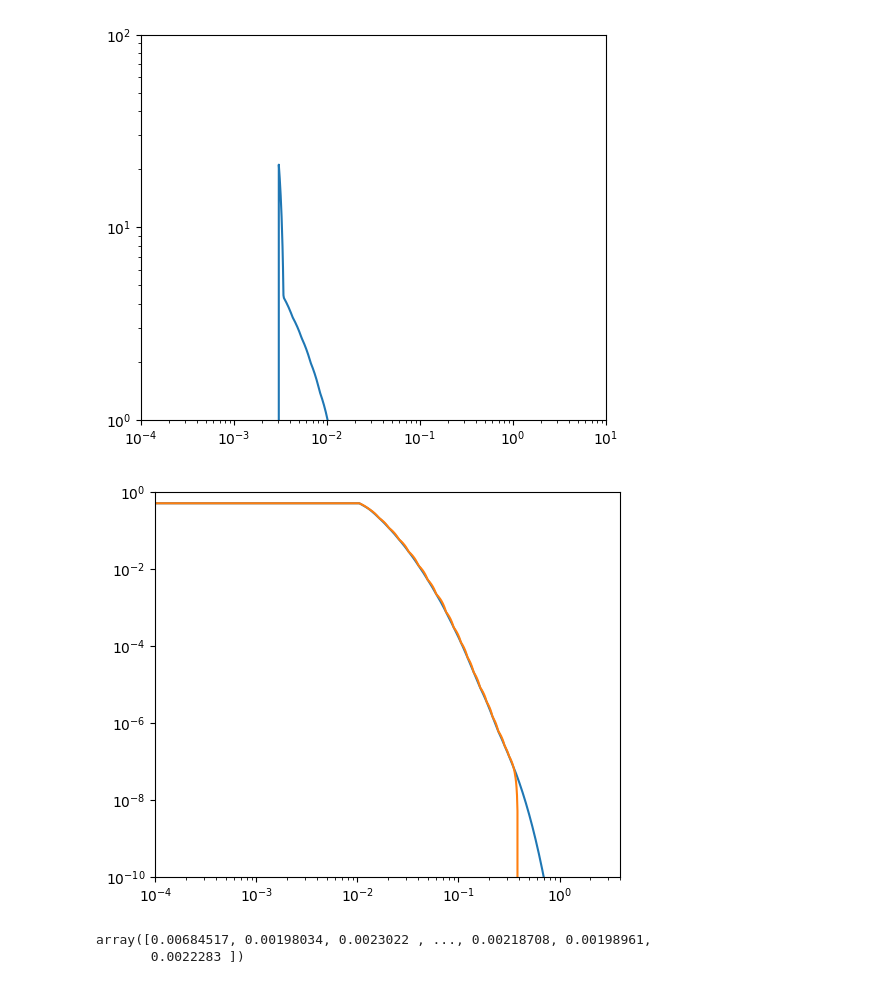
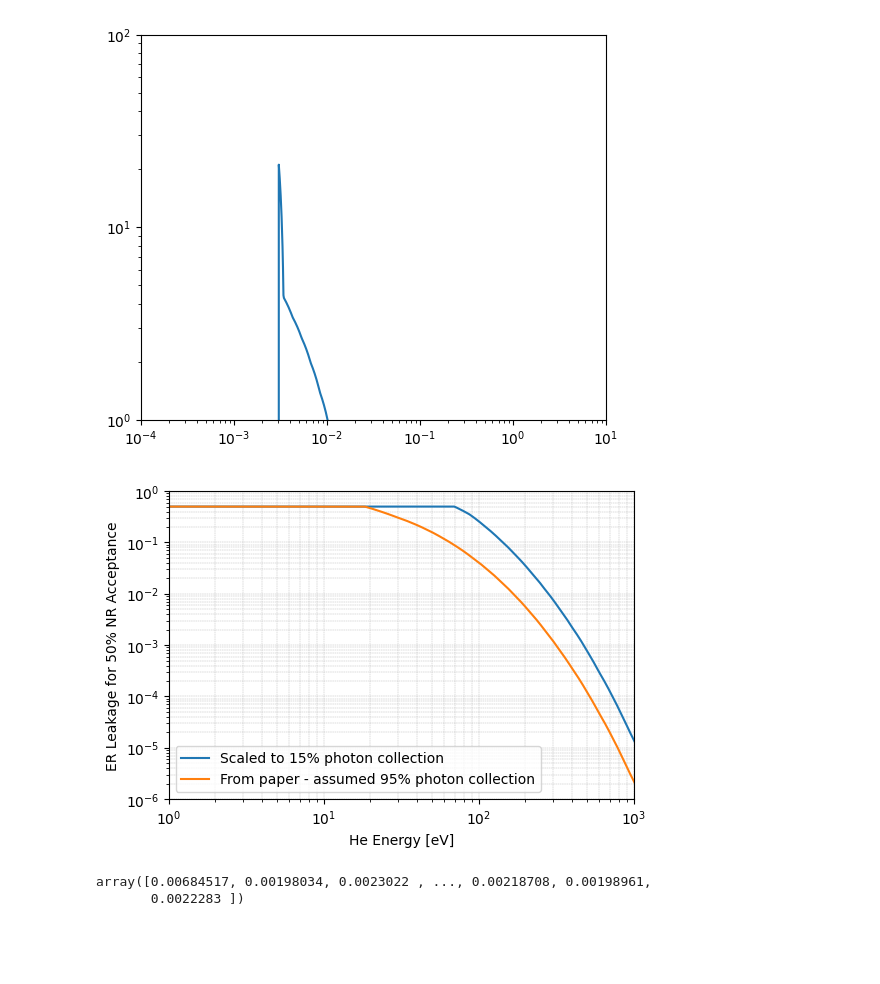
Before and after one commit to spice-herald/DarkLim, a Jupyter notebook: examples/helium-update-playground.ipynb, the cells around one changed output. Cells and saved outputs as stored; diff of their text form; code cells hidden in the pictures; blank space fills up the shorter version.

```diff
--- a/examples/helium-update-playground.ipynb
+++ b/examples/helium-update-playground.ipynb
@@ -324,41 +326,45 @@ ax.set_yscale('log')
 fin = '/global/cfs/cdirs/lz/users/haselsco/TESSERACT_Limits/DarkLim_vetriupdate/examples/ER_leakage.txt'
 leakage = np.loadtxt(fin,skiprows=1)
 es = leakage[:,0]
 f = leakage[:,1]
 
 emask = es>20e-3
 assumed_photon_eff = 0.95 #value from concept paper
 photon_eff = 0.15
 
 #leakage[:,1][emask] = leakage[:,1][emask]*assumed_photon_eff/photon_eff # adjusts leakage based on assumed light collection
 
 fnew = f*assumed_photon_eff/photon_eff
 fnew[fnew>0.5] = 0.5
 
-interp_func = interp1d(es*he_gain,np.log(fnew),
+interp_func = interp1d(es,np.log(fnew),
                        fill_value='extrapolate',
                        #fill_value=0,
                        #bounds_error=False,
                        assume_sorted=True)
 
-interp_func2 = interp1d(es*he_gain,fnew,
+interp_func2 = interp1d(es,np.log(f),
                        fill_value='extrapolate',
                        #fill_value=0,
                        #bounds_error=False,
                        assume_sorted=True)
 
-fig, ax = plt.subplots(1,figsize=(6,5))
+fig, ax = plt.subplots(1,figsize=(6,4))
 energies = np.geomspace(1e-4,4,1000)
-plt.plot(energies,np.exp(interp_func(energies)))
-plt.plot(energies,interp_func2(energies))
+plt.plot(energies*1000,np.exp(interp_func(energies)),label='Scaled to 15% photon collection')
+plt.plot(energies*1000,np.exp(interp_func2(energies)),label='From paper - assumed 95% photon collection')
 #plt.plot(leakage[:,0]*he_gain,leakage[:,1],marker='.')
 
-ax.set_xlim(0.1e-3,4)
+ax.set_xlim(1,1000)
 ax.set_xscale('log')
-ax.set_ylim(1e-10,1)
+ax.set_ylim(1e-6,1)
 ax.set_yscale('log')
+ax.legend()
+ax.set_xlabel('He Energy [eV]')
+ax.set_ylabel('ER Leakage for 50% NR Acceptance')
+ax.grid(ls='--',lw=0.3,which='both',axis='both')
 # %% [output]
-[figure, old version]
+[figure, new version]
 # %%
 gen_evts
 # %% [output]
```
Also changed, not shown: parts of 2 cells of this notebook, 4 other files.
